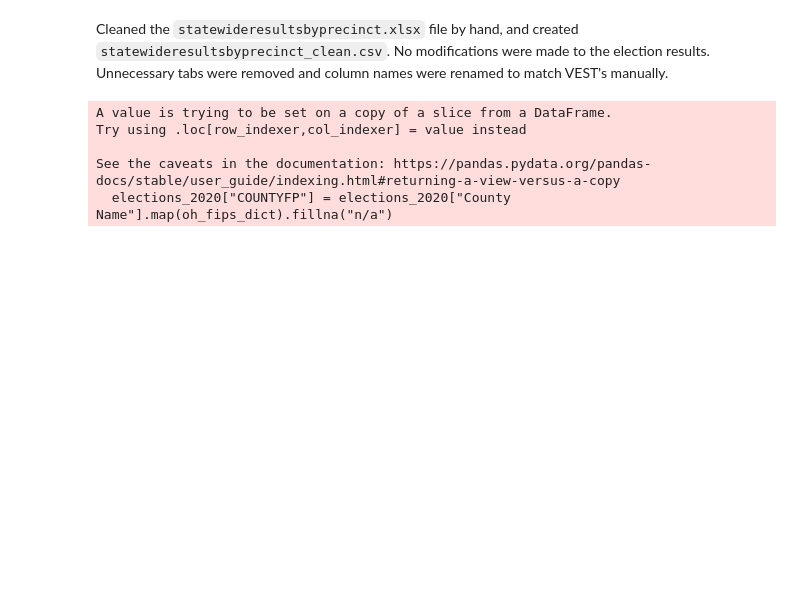
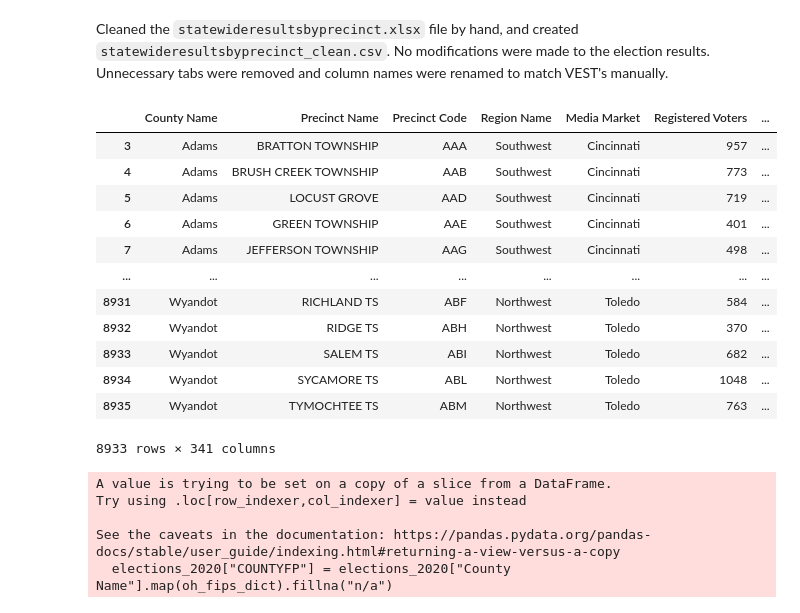
Before and after one commit to nonpartisan-redistricting-datahub/erj-oh, a Jupyter notebook: 2020/general/oh_gen_20_cong_prec.ipynb, the cells around one changed output. Drawn from its saved outputs; the diff is of its cells as text; code cells hidden in the pictures; blank space fills up the shorter version.

```diff
--- a/2020/general/oh_gen_20_cong_prec.ipynb
+++ b/2020/general/oh_gen_20_cong_prec.ipynb
@@ -137,6 +137,22 @@ def clean_oh_import(dataframe):
     return dataframe
 # %%
 elections_2020 = clean_oh_import(elections_2020_raw)
+# %%
+elections_2020
+# %% [output]
+|  | County Name | Precinct Name | Precinct Code | Region Name | Media Market | Registered Voters | ... |
+| 3 | Adams | BRATTON TOWNSHIP | AAA | Southwest | Cincinnati | 957 | ... |
+| 4 | Adams | BRUSH CREEK TOWNSHIP | AAB | Southwest | Cincinnati | 773 | ... |
+| 5 | Adams | LOCUST GROVE | AAD | Southwest | Cincinnati | 719 | ... |
+| 6 | Adams | GREEN TOWNSHIP | AAE | Southwest | Cincinnati | 401 | ... |
+| 7 | Adams | JEFFERSON TOWNSHIP | AAG | Southwest | Cincinnati | 498 | ... |
+| ... | ... | ... | ... | ... | ... | ... | ... |
+| 8931 | Wyandot | RICHLAND TS | ABF | Northwest | Toledo | 584 | ... |
+| 8932 | Wyandot | RIDGE TS | ABH | Northwest | Toledo | 370 | ... |
+| 8933 | Wyandot | SALEM TS | ABI | Northwest | Toledo | 682 | ... |
+| 8934 | Wyandot | SYCAMORE TS | ABL | Northwest | Toledo | 1048 | ... |
+| 8935 | Wyandot | TYMOCHTEE TS | ABM | Northwest | Toledo | 763 | ... |
+8933 rows × 341 columns
 # %%
 elections_2020["COUNTYFP"] = elections_2020["County Name"].map(oh_fips_dict).fillna("n/a")
 # %% [output]
```
Also changed, not shown: parts of 10 cells of this notebook, 3 other files.
